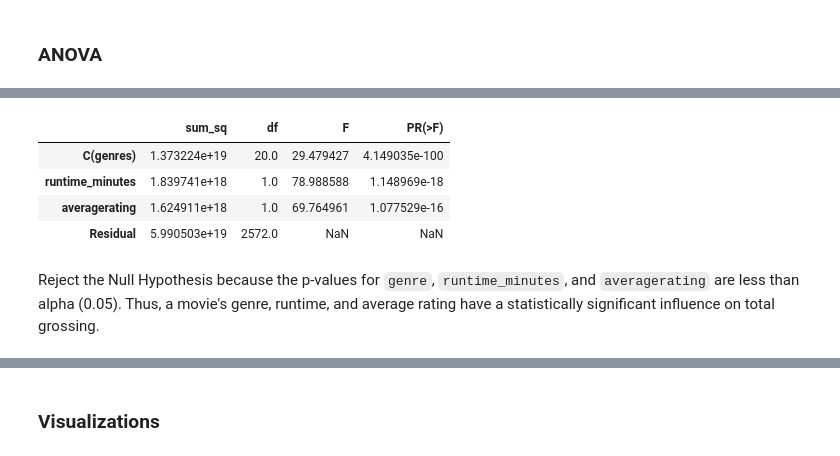
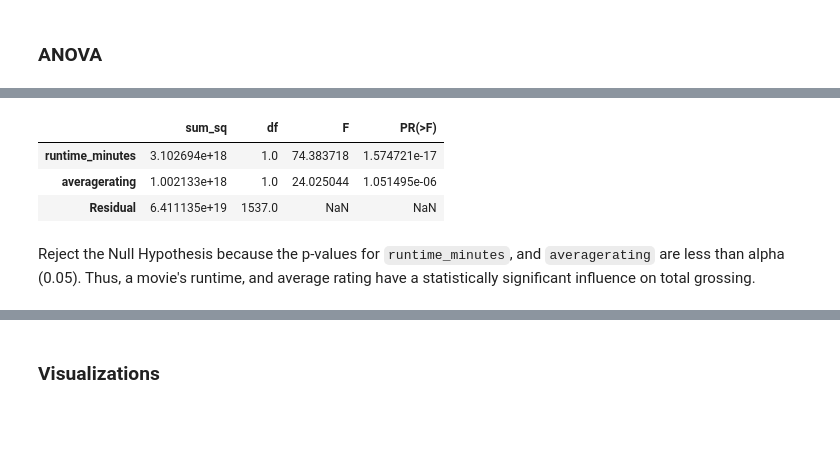
Before and after one commit to mwakad/box-office-movie-insights, a Jupyter notebook: notebooks/daniel.ipynb, the cells around one changed output, grey strips where cells are left out. Cells and saved outputs as stored; diff of their text form; code cells hidden in the pictures; blank space fills up the shorter version.

```diff
--- a/notebooks/daniel.ipynb
+++ b/notebooks/daniel.ipynb
@@ -76,4 +76,4 @@ memory usage: 132.4+ KB
 There are multiple rows entries with missing data values for the `studio`, `domestic_gross`, and `foreign_gross` columns.
 # %%
 # Create a copy of the data DataFrame to perform data cleaning
-gross_data = movie_gross_data.copy()
+gross_dataset = movie_gross_data.copy()
@@ -96,3 +80,5 @@ Name: studio, Length: 257, dtype: int64
 # %%
-# Drop row entries with missing values for the 'studio' column
-gross_data = gross_data.dropna(subset=['studio'])
+# Drop row entries with missing values for the 'studio', `domestic_gross`, and `foreign_gross` column
+gross_dataset = gross_dataset.dropna(subset=['studio'])
+gross_dataset = gross_dataset.dropna(subset=['domestic_gross'])
+gross_dataset = gross_dataset.dropna(subset=['foreign_gross'])
@@ -110,7 +86,7 @@ dtype: object
 # convert the foreign_gross from object to float64
 
 # Remove commas
-gross_data['foreign_gross'] = gross_data['foreign_gross'].astype(str).str.replace(',', '')
+gross_dataset['foreign_gross'] = gross_dataset['foreign_gross'].astype(str).str.replace(',', '')
 
 # Convert to float datatype
-gross_data['foreign_gross'] = pd.to_numeric(gross_data['foreign_gross'], errors='coerce')
+gross_dataset['foreign_gross'] = pd.to_numeric(gross_dataset['foreign_gross'], errors='coerce')
@@ -365,8 +286,8 @@ memory usage: 4.0+ MB
 # %%
 # Using an inner join to merge
-df = pd.merge(imdb_dataset, gross_data, on='title', how='inner')
+df = pd.merge(imdb_dataset, gross_dataset, on='title', how='inner')
 print("Inner Join:")
-df.head(10)
+df.head()
 # %% [output]
 Inner Join:
 |  | movie_id | title | start_year | runtime_minutes | genres | averagerating | numvotes | studio | ... |
@@ -516,14 +469,13 @@ A movie's runtime is also a potential predictor factor on a film's total grossin
 # %%
-# Perform  ANOVA test
-formula = 'total_grossing ~ C(genres) + runtime_minutes + averagerating'
+# Perform Two-way ANOVA test
+formula = 'total_grossing ~ runtime_minutes + averagerating'
 model = ols(formula, data=df_clean).fit()
 anova_table = sm.stats.anova_lm(model, typ=2)
 anova_table
 # %% [output]
 |  | sum_sq | df | F | PR(>F) |
-| C(genres) | 1.373224e+19 | 20.0 | 29.479427 | 4.149035e-100 |
-| runtime_minutes | 1.839741e+18 | 1.0 | 78.988588 | 1.148969e-18 |
-| averagerating | 1.624911e+18 | 1.0 | 69.764961 | 1.077529e-16 |
-| Residual | 5.990503e+19 | 2572.0 | NaN | NaN |
+| runtime_minutes | 3.102694e+18 | 1.0 | 74.383718 | 1.574721e-17 |
+| averagerating | 1.002133e+18 | 1.0 | 24.025044 | 1.051495e-06 |
+| Residual | 6.411135e+19 | 1537.0 | NaN | NaN |
 # %% [markdown]
-Reject the Null Hypothesis because the p-values for `genre`, `runtime_minutes`, and `averagerating` are less than alpha (0.05). Thus, a movie's genre, runtime, and average rating have a statistically significant influence on total grossing.
+Reject the Null Hypothesis because the p-values for `runtime_minutes`, and `averagerating` are less than alpha (0.05). Thus, a movie's runtime, and average rating have a statistically significant influence on total grossing.
```
Also changed, not shown: parts of 38 cells of this notebook.
